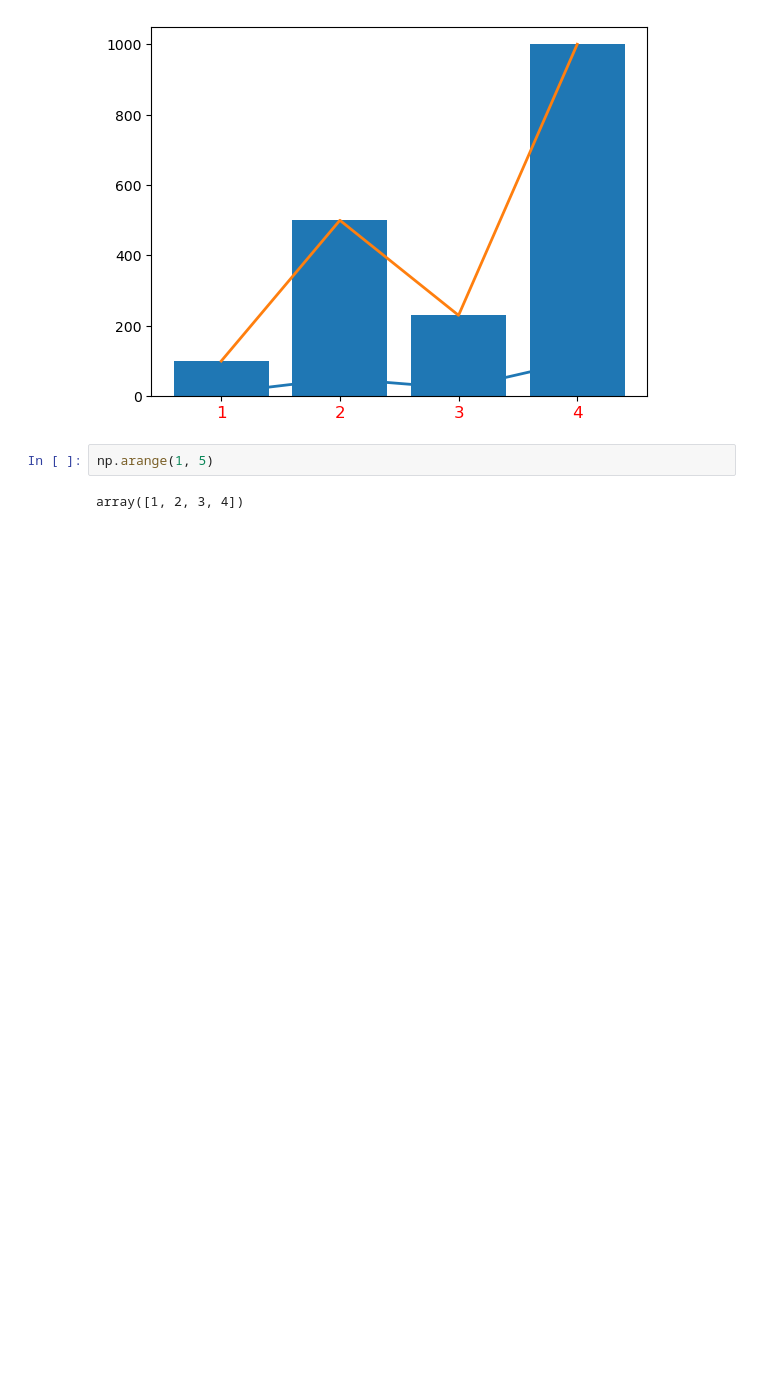
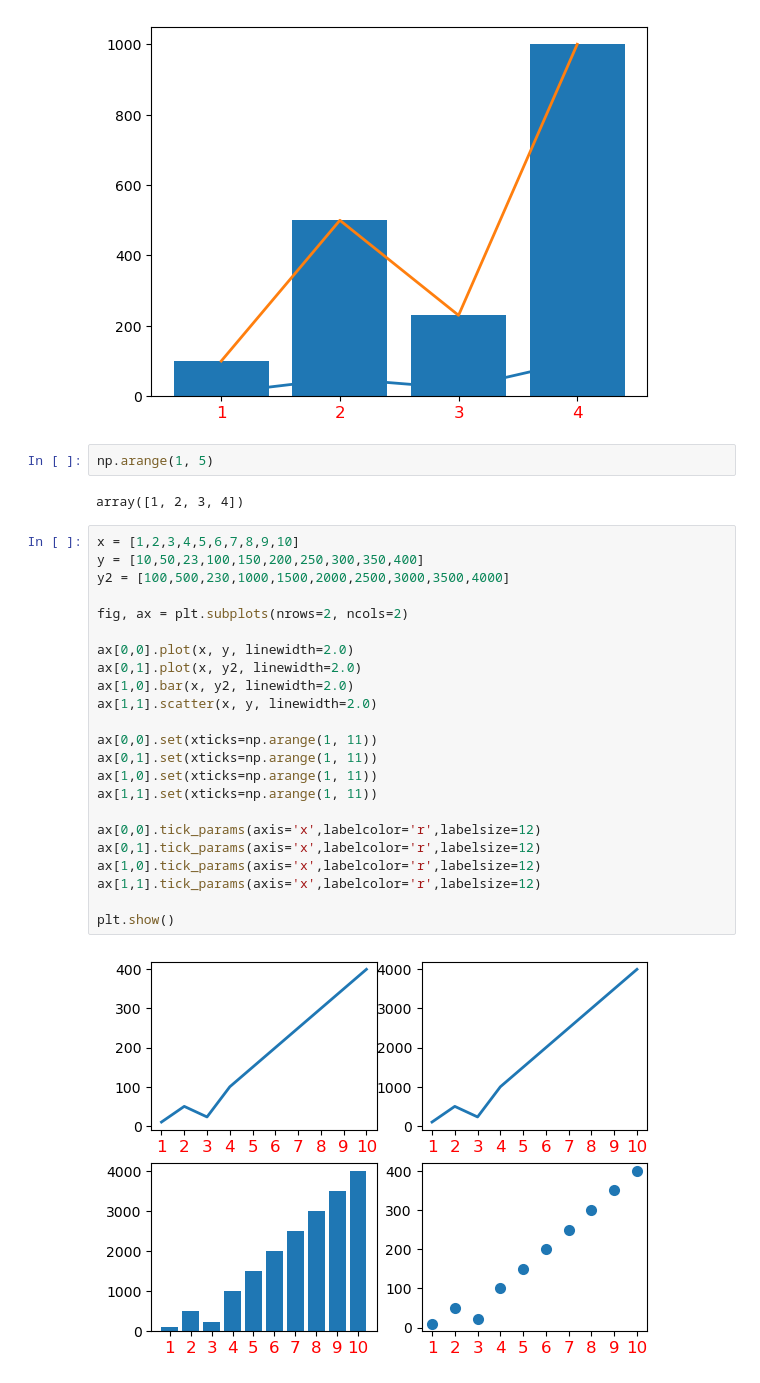
Before and after one commit to MDayvson/Ciencia-de-Dados, a Jupyter notebook: Ciência de Dados Impressionador/7. MatplotlibCriando gráficos em Python/01 - 1. Apresentando o Matplotlib.ipynb, the cells around one changed output. Cells and saved outputs as stored; diff of their text form; blank space fills up the shorter version.

```diff
--- a/Ciência de Dados Impressionador/7. MatplotlibCriando gráficos em Python/01 - 1. Apresentando o Matplotlib.ipynb
+++ b/Ciência de Dados Impressionador/7. MatplotlibCriando gráficos em Python/01 - 1. Apresentando o Matplotlib.ipynb
@@ -27,3 +27,28 @@ plt.show()
 np.arange(1, 5)
 # %% [output]
 array([1, 2, 3, 4])
+# %%
+x = [1,2,3,4,5,6,7,8,9,10]
+y = [10,50,23,100,150,200,250,300,350,400]
+y2 = [100,500,230,1000,1500,2000,2500,3000,3500,4000]
+
+fig, ax = plt.subplots(nrows=2, ncols=2)
+
+ax[0,0].plot(x, y, linewidth=2.0)
+ax[0,1].plot(x, y2, linewidth=2.0)
+ax[1,0].bar(x, y2, linewidth=2.0)
+ax[1,1].scatter(x, y, linewidth=2.0)
+
+ax[0,0].set(xticks=np.arange(1, 11))
+ax[0,1].set(xticks=np.arange(1, 11))
+ax[1,0].set(xticks=np.arange(1, 11))
+ax[1,1].set(xticks=np.arange(1, 11))
+
+ax[0,0].tick_params(axis='x',labelcolor='r',labelsize=12)
+ax[0,1].tick_params(axis='x',labelcolor='r',labelsize=12)
+ax[1,0].tick_params(axis='x',labelcolor='r',labelsize=12)
+ax[1,1].tick_params(axis='x',labelcolor='r',labelsize=12)
+
+plt.show()
+# %% [output]
+[figure, added]
```
Also changed, not shown: 1 other file.
